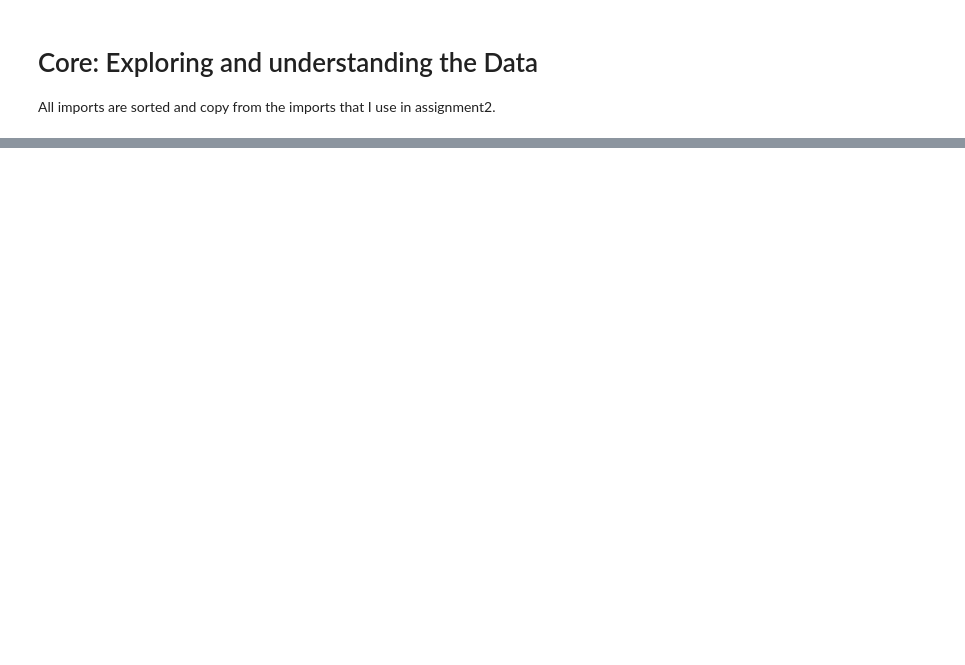
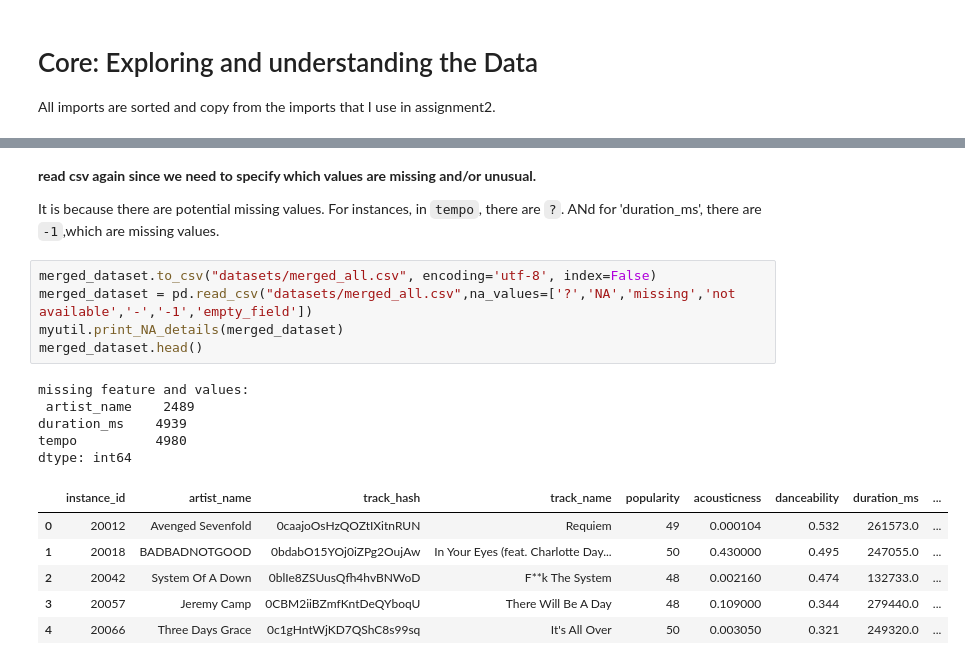
Before and after one commit to Yun-K/comp309_a3, a Jupyter notebook: a3.ipynb, the cells around one changed output, grey strips where cells are left out. Cells and saved outputs as stored; diff of their text form; blank space fills up the shorter version.

Commit message:
encoding

```diff
--- a/a3.ipynb
+++ b/a3.ipynb
@@ -127,0 +174,22 @@ missing feature and values:
+# %% [markdown]
+**read csv again since we need to specify which values are missing and/or unusual.**
+
+It is because there are potential missing values.
+For instances, in `tempo`, there are `?`. ANd for 'duration_ms', there are `-1`,which are missing values.
+# %%
+merged_dataset.to_csv("datasets/merged_all.csv", encoding='utf-8', index=False)
+merged_dataset = pd.read_csv("datasets/merged_all.csv",na_values=['?','NA','missing','not available','-','-1','empty_field'])
+myutil.print_NA_details(merged_dataset)
+merged_dataset.head()
+# %% [output]
+missing feature and values:
+ artist_name    2489
+duration_ms    4939
+tempo          4980
+dtype: int64
+|  | instance_id | artist_name | track_hash | track_name | popularity | acousticness | danceability | duration_ms | ... |
+| 0 | 20012 | Avenged Sevenfold | 0caajoOsHzQOZtIXitnRUN | Requiem | 49 | 0.000104 | 0.532 | 261573.0 | ... |
+| 1 | 20018 | BADBADNOTGOOD | 0bdabO15YOj0iZPg2OujAw | In Your Eyes (feat. Charlotte Day... | 50 | 0.430000 | 0.495 | 247055.0 | ... |
+| 2 | 20042 | System Of A Down | 0blIe8ZSUusQfh4hvBNWoD | F**k The System | 48 | 0.002160 | 0.474 | 132733.0 | ... |
+| 3 | 20057 | Jeremy Camp | 0CBM2iiBZmfKntDeQYboqU | There Will Be A Day | 48 | 0.109000 | 0.344 | 279440.0 | ... |
+| 4 | 20066 | Three Days Grace | 0c1gHntWjKD7QShC8s99sq | It's All Over | 50 | 0.003050 | 0.321 | 249320.0 | ... |
```
Also changed, not shown: parts of 24 cells of this notebook, 6 other files.
